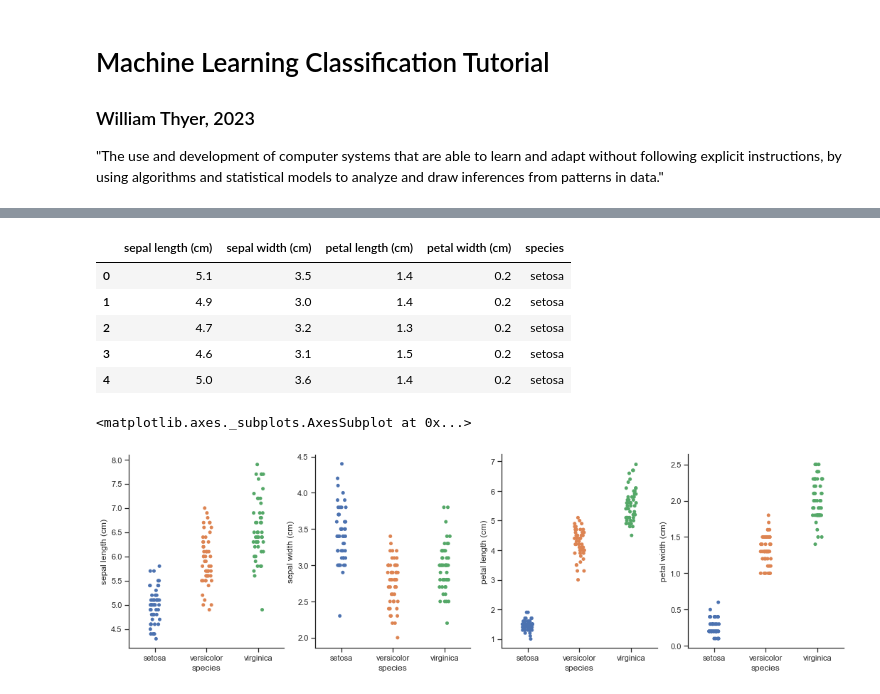
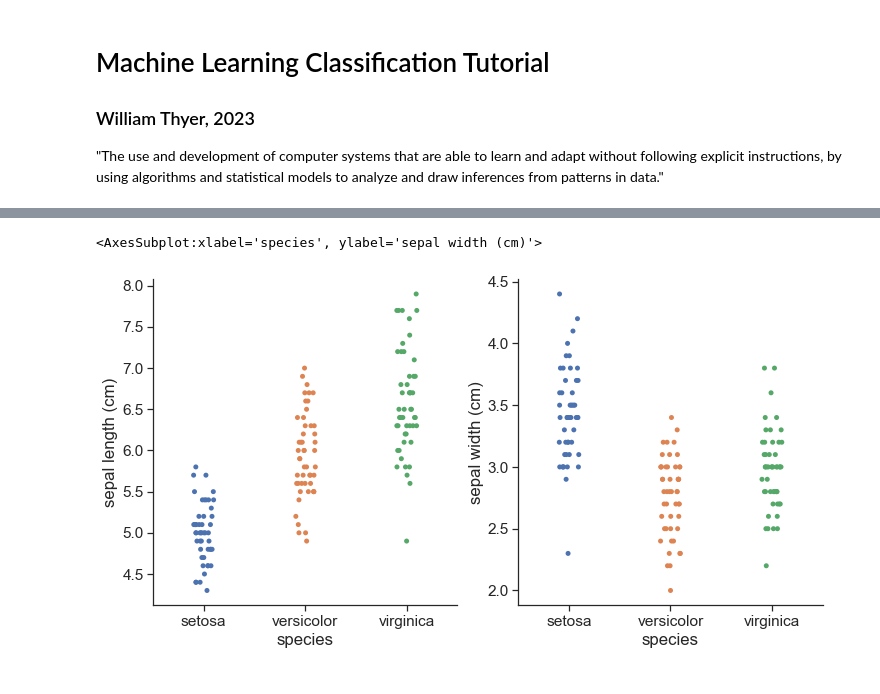
Before and after one commit to AwhVogelLab/EEG_Decoder, a Jupyter notebook: tutorial/basic_machine_learning_tutorial.ipynb, the cells around one changed output, grey strips where cells are left out. Cells and saved outputs as stored; diff of their text form; code cells hidden in the pictures.

```diff
--- a/tutorial/basic_machine_learning_tutorial.ipynb
+++ b/tutorial/basic_machine_learning_tutorial.ipynb
@@ -18,6 +18,6 @@ from sklearn import datasets
 # %%
 %matplotlib inline
 custom_params = {"axes.spines.right": False, "axes.spines.top": False}
-sns.set_theme(style="ticks", rc=custom_params)
+sns.set_theme(style="ticks", rc=custom_params, font_scale=1.4)
 # %%
 iris = datasets.load_iris()
@@ -28,2 +24,6 @@ dict_keys(['data', 'target', 'frame', 'target_names', 'DESCR', 'feature_names',
 # %%
 species = np.array(iris['target_names'])[np.array(iris['target'])]
+df = pd.DataFrame(iris['data'][:,:2],columns=iris['feature_names'][:2])
+df['species'] = species
+df['target'] = iris['target']
+df.head()
@@ -30,21 +37,8 @@ species = np.array(iris['target_names'])[np.array(iris['target'])]
-# %%
-df = pd.DataFrame(iris['data'],columns=iris['feature_names'])
-df['species'] = species
-df.head()
-# %% [output]
-|  | sepal length (cm) | sepal width (cm) | petal length (cm) | petal width (cm) | species |
-| 0 | 5.1 | 3.5 | 1.4 | 0.2 | setosa |
-| 1 | 4.9 | 3.0 | 1.4 | 0.2 | setosa |
-| 2 | 4.7 | 3.2 | 1.3 | 0.2 | setosa |
-| 3 | 4.6 | 3.1 | 1.5 | 0.2 | setosa |
-| 4 | 5.0 | 3.6 | 1.4 | 0.2 | setosa |
 # %%
-fig,axes = plt.subplots(1,4,figsize=(18,5))
+fig,axes = plt.subplots(1,2,figsize=(12,6))
 sns.stripplot(x='species',y='sepal length (cm)',data=df,ax=axes[0])
 sns.stripplot(x='species',y='sepal width (cm)',data=df,ax=axes[1])
-sns.stripplot(x='species',y='petal length (cm)',data=df,ax=axes[2])
-sns.stripplot(x='species',y='petal width (cm)',data=df,ax=axes[3])
 # %% [output]
-<matplotlib.axes._subplots.AxesSubplot at 0x...>
+<AxesSubplot:xlabel='species', ylabel='sepal width (cm)'>
-[figure, old version]
+[figure, new version]
 # %%
```
Also changed, not shown: parts of 35 cells of this notebook, 3 other files.
